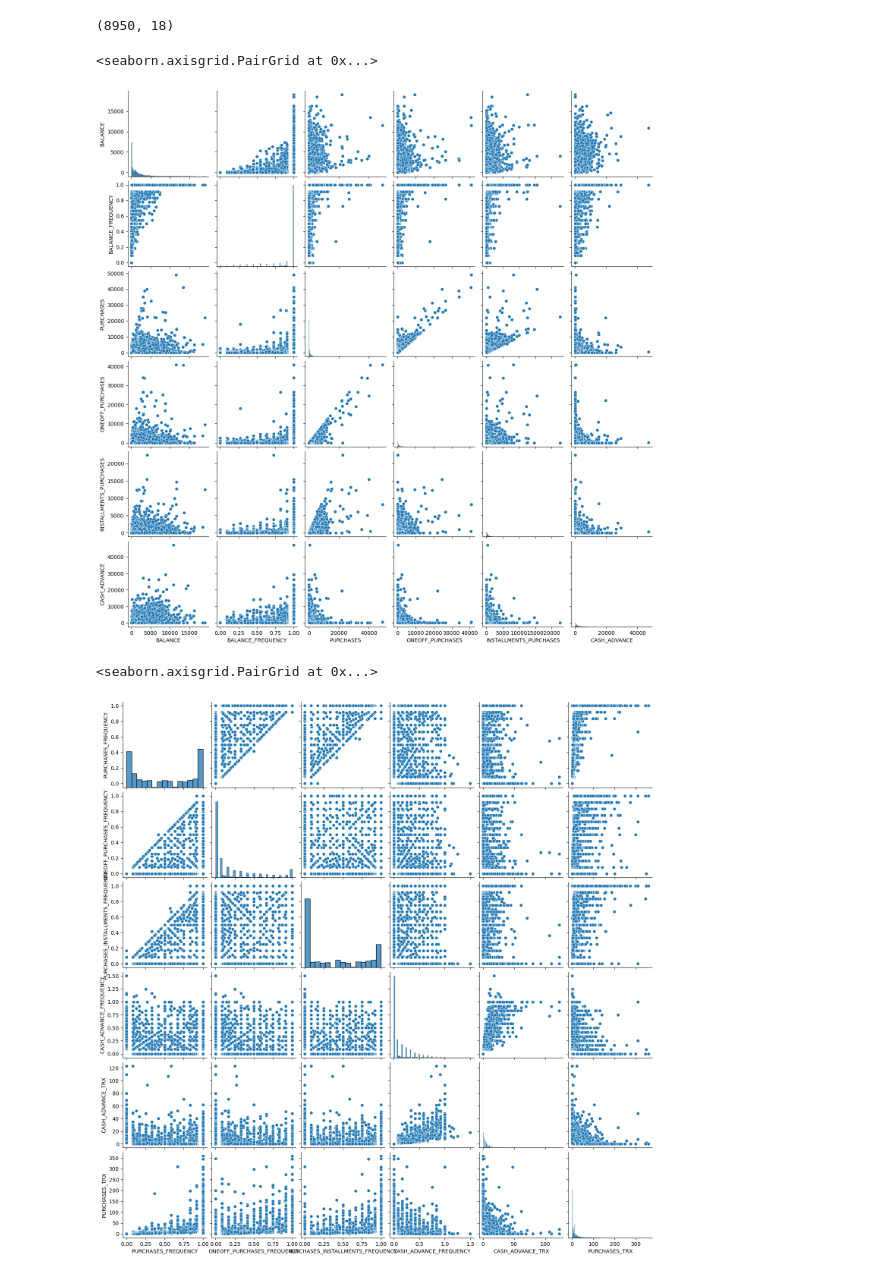
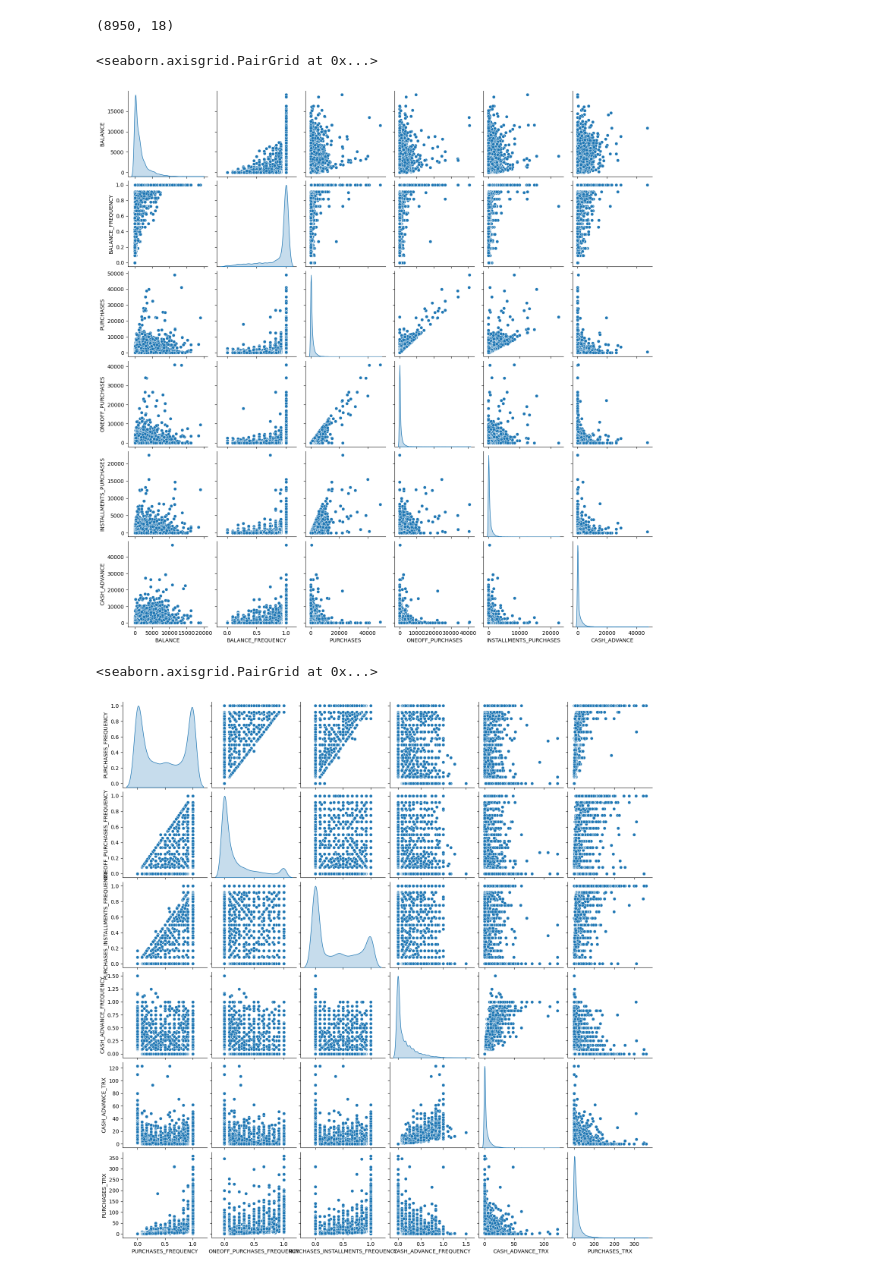
Before and after one commit to lucas-ben/mba-business-analytics, a Jupyter notebook: courses/machine-learning/Assignment 1/Bank Marketing Data/LucasBen_mban6120_assignment2.ipynb, the cells around one changed output. Cells and saved outputs as stored; diff of their text form; code cells hidden in the pictures.

```diff
--- a/courses/machine-learning/Assignment 1/Bank Marketing Data/LucasBen_mban6120_assignment2.ipynb
+++ b/courses/machine-learning/Assignment 1/Bank Marketing Data/LucasBen_mban6120_assignment2.ipynb
@@ -49,13 +49,13 @@ subset1 = df.iloc[:, [1,2,3,4,5,6]]
 subset2 = df.iloc[:, [7,8,9,10,11,12]]
 subset3 = df.iloc[:, [13,14,15,16,17]]
 # %%
-sns.pairplot(subset1)
+sns.pairplot(subset1, diag_kind='kde')
 # %% [output]
 <seaborn.axisgrid.PairGrid at 0x...>
-[figure, old version]
+[figure, new version]
 # %%
-sns.pairplot(subset2)
+sns.pairplot(subset2, diag_kind='kde')
 # %% [output]
 <seaborn.axisgrid.PairGrid at 0x...>
-[figure, old version]
+[figure, new version]
 # %%
```
Also changed, not shown: parts of 1 cell of this notebook.
